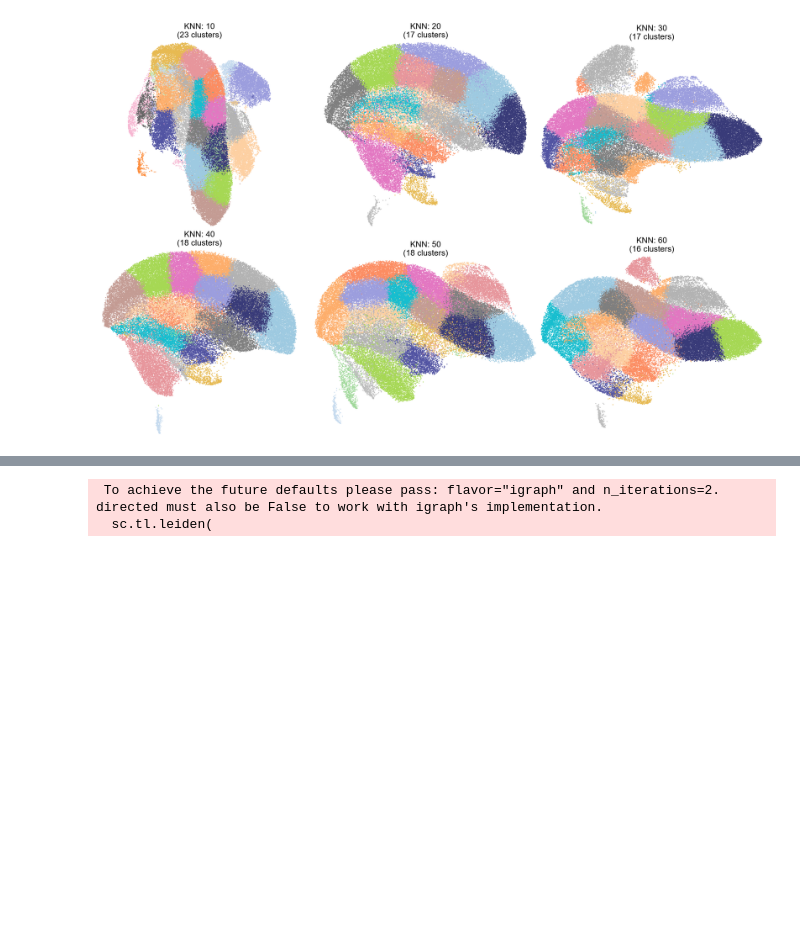
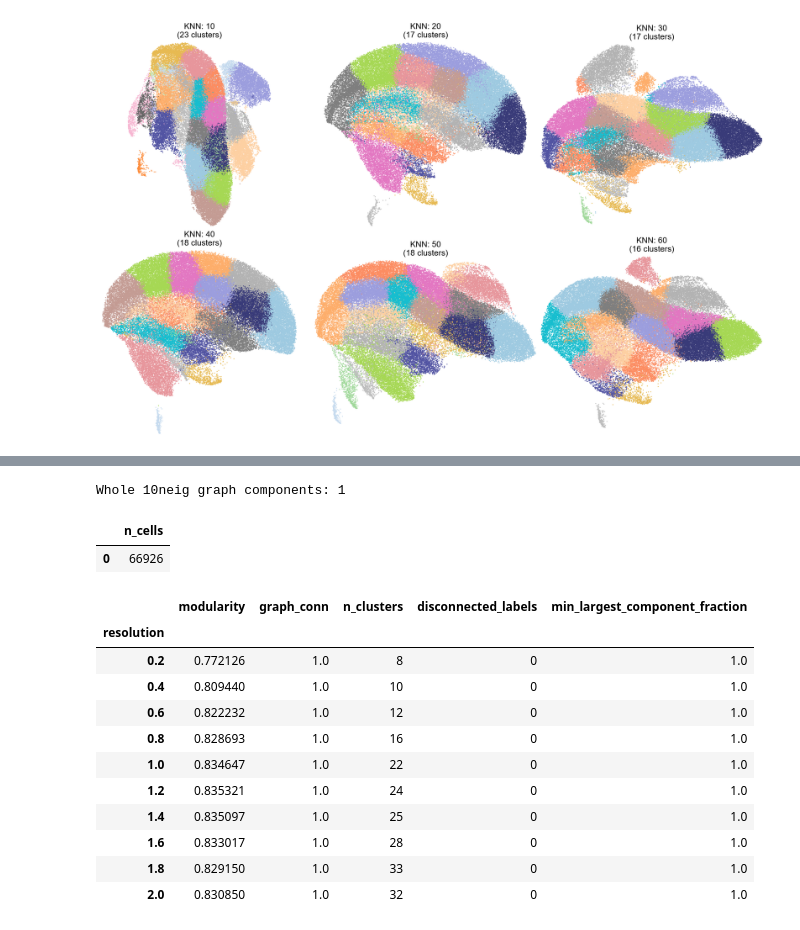
Before and after one commit to gkanfer/neuroblastoma_tmp, a Jupyter notebook: report_1_supp_2_cluster_lieden.ipynb, the cells around one changed output, grey strips where cells are left out. Cells and saved outputs as stored; diff of their text form; code cells hidden in the pictures; blank space fills up the shorter version.

```diff
--- a/report_1_supp_2_cluster_lieden.ipynb
+++ b/report_1_supp_2_cluster_lieden.ipynb
@@ -265,55 +278,109 @@ andata = sc.read_h5ad(fn)
 # pathout = '/data/HiTIF/data/spatialomics/neuroblastoma/data/andata_orig'
 # andata = sc.read_h5ad(os.path.join(pathout, "andata_subsample.h5ad"))
 # %%
-neighbors_key = "30neig"
+neighbors_key = "10neig"
+connectivities_key = f"{neighbors_key}_connectivities"
+distances_key = f"{neighbors_key}_distances"
 
-andata.obsp["connectivities"] = andata.obsp[f"{neighbors_key}_connectivities"]
-andata.obsp["distances"] = andata.obsp[f"{neighbors_key}_distances"]
+andata.obsp["connectivities"] = andata.obsp[connectivities_key]
+andata.obsp["distances"] = andata.obsp[distances_key]
 andata.uns["neighbors"] = andata.uns[neighbors_key]
 
 g = sc._utils.get_igraph_from_adjacency(
-    andata.obsp[f"{neighbors_key}_connectivities"],
+    andata.obsp[connectivities_key],
     directed=False,
 )
 
-resolutions = [0.2, 0.4, 0.6, 0.8, 1.0,1.2,1.4,1.6,1.8,2.0]
+def per_label_connectivity(label_key, connectivities):
+    rows = []
+    labels = andata.obs[label_key].astype("category")
+    for label in labels.cat.categories:
+        cell_mask = labels == label
+        cell_index = np.flatnonzero(cell_mask.to_numpy())
+        subgraph = connectivities[cell_index, :][:, cell_index]
+        n_components, component_labels = connected_components(
+            subgraph,
+            directed=False,
+            connection="weak",
+        )
+        component_sizes = np.bincount(component_labels)
+        largest_component_fraction = component_sizes.max() / cell_index.size
+
+        rows.append(
+            dict(
+                label_key=label_key,
+                label=str(label),
+                n_cells=cell_index.size,
+                n_components=n_components,
+                largest_component_fraction=largest_component_fraction,
+            )
+        )
+
+    return pd.DataFrame(rows)
+
+
+resolutions = [0.2, 0.4, 0.6, 0.8, 1.0, 1.2, 1.4, 1.6, 1.8, 2.0]
 scores = []
+connectivity_details = []
+
+n_graph_components, graph_components = connected_components(
+    andata.obsp[connectivities_key],
+    directed=False,
+    connection="weak",
+)
+graph_component_sizes = pd.Series(graph_components).value_counts().sort_values(ascending=False)
+print(f"Whole {neighbors_key} graph components: {n_graph_components}")
+display(graph_component_sizes.head().rename("n_cells").to_frame())
 
 for res in tqdm(resolutions):
     key = f"cluster_{neighbors_key}_resolution_{res}"
 
     sc.tl.leiden(
         andata,
         resolution=res,
         random_state=1337,
         key_added=key,
         neighbors_key=neighbors_key,
     )
 
     labels = pd.Categorical(andata.obs[key]).codes.tolist()
     n_clusters = andata.obs[key].nunique()
-
     Q = g.modularity(labels, weights=g.es["weight"])
-
-    gc = graph_connectivity(
-        andata,
-        label_key=key,
-    )
+    gc = graph_connectivity(andata, label_key=key)
+    detail = per_label_connectivity(key, andata.obsp[connectivities_key])
+    detail["resolution"] = res
+    connectivity_details.append(detail)
 
     scores.append(
         dict(
             resolution=res,
             modularity=Q,
             graph_conn=gc,
             n_clusters=n_clusters,
+            disconnected_labels=(detail["n_components"] > 1).sum(),
+            min_largest_component_fraction=detail["largest_component_fraction"].min(),
         )
     )
 
+connectivity_details = pd.concat(connectivity_details, ignore_index=True)
 df = pd.DataFrame(scores).set_index("resolution")
 df
 # %% [output]
- To achieve the future defaults please pass: flavor="igraph" and n_iterations=2.  directed must also be False to work with igraph's implementation.
-  sc.tl.leiden(
+Whole 10neig graph components: 1
+|  | n_cells |
+| 0 | 66926 |
+|  | modularity | graph_conn | n_clusters | disconnected_labels | min_largest_component_fraction |
+| resolution |  |  |  |  |  |
+| 0.2 | 0.772126 | 1.0 | 8 | 0 | 1.0 |
+| 0.4 | 0.809440 | 1.0 | 10 | 0 | 1.0 |
+| 0.6 | 0.822232 | 1.0 | 12 | 0 | 1.0 |
+| 0.8 | 0.828693 | 1.0 | 16 | 0 | 1.0 |
+| 1.0 | 0.834647 | 1.0 | 22 | 0 | 1.0 |
+| 1.2 | 0.835321 | 1.0 | 24 | 0 | 1.0 |
+| 1.4 | 0.835097 | 1.0 | 25 | 0 | 1.0 |
+| 1.6 | 0.833017 | 1.0 | 28 | 0 | 1.0 |
+| 1.8 | 0.829150 | 1.0 | 33 | 0 | 1.0 |
+| 2.0 | 0.830850 | 1.0 | 32 | 0 | 1.0 |
 # %%
 import matplotlib.pyplot as plt
 
```
Also changed, not shown: parts of 11 cells of this notebook, 7 other files.
